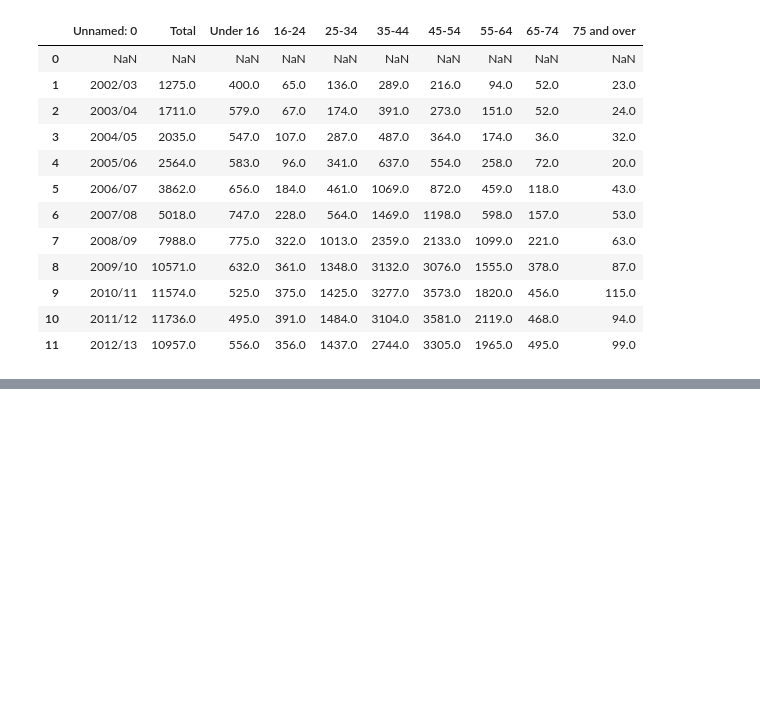
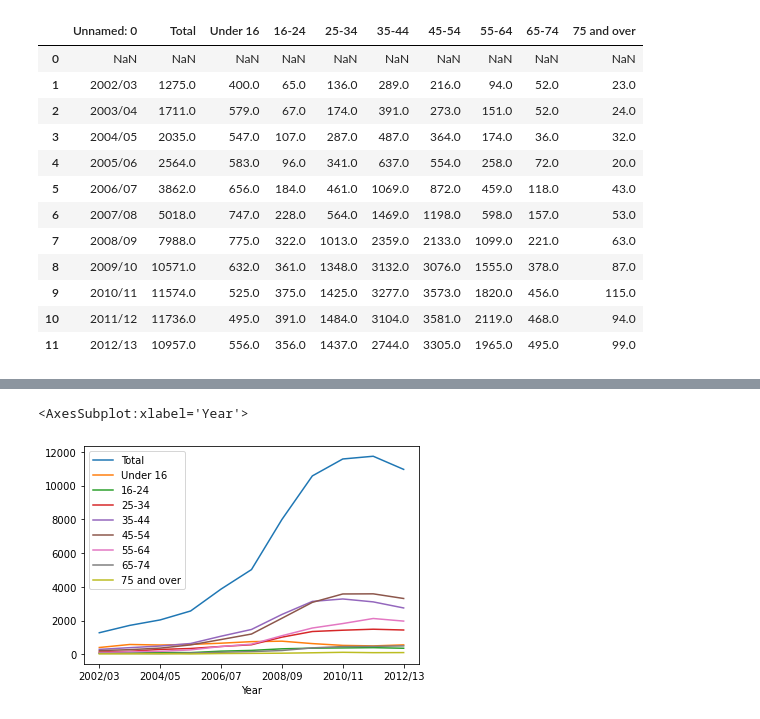
Before and after one commit to nlnandya/pytn-for-ds, a Jupyter notebook: Sesi_6/england_obest.ipynb, the cells around one changed output, grey strips where cells are left out. Saved outputs shown, nothing was run; the diff lists cells and outputs as text; code cells hidden in the pictures; blank space fills up the shorter version.

```diff
--- a/Sesi_6/england_obest.ipynb
+++ b/Sesi_6/england_obest.ipynb
@@ -49,0 +56,5 @@ AttributeError: 'ExcelFile' object has no attribute 'head'
+# %%
+obesdataByAge.plot()
+# %% [output]
+<AxesSubplot:xlabel='Year'>
+[figure, added]
```
Also changed, not shown: parts of 4 cells of this notebook, 1 other file.
